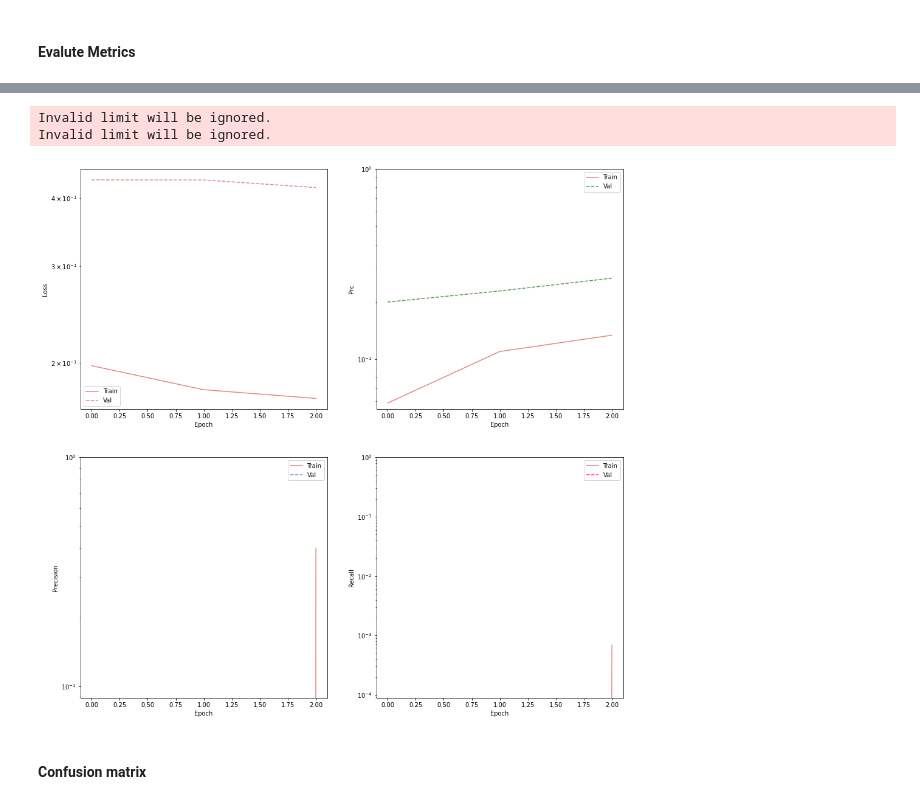
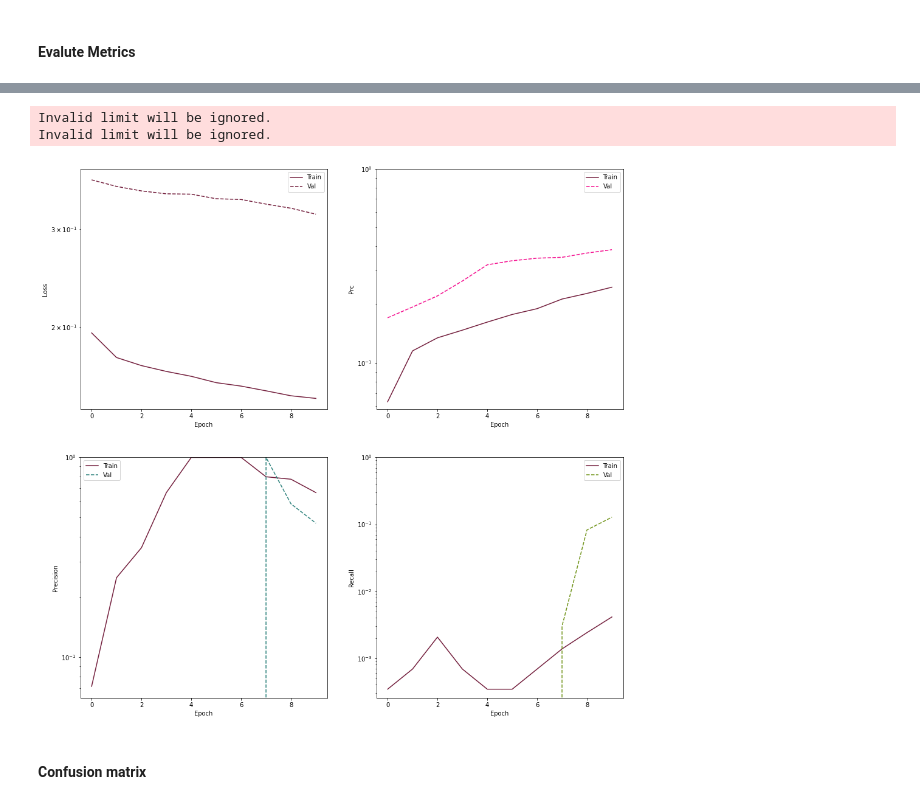
Before and after one commit to antonercool/deep-learning-exam-project, a Jupyter notebook: FallDetector.ipynb, the cells around one changed output, grey strips where cells are left out. Drawn from its saved outputs; the diff is of its cells as text; code cells hidden in the pictures.

```diff
--- a/FallDetector.ipynb
+++ b/FallDetector.ipynb
@@ -565,7 +565,9 @@ _________________________________________________________________
 # Default bias start loss
 model_no_bias = get_model(optimizer=tf.keras.optimizers.Adam(learning_rate=1e-5), loss=keras.losses.BinaryCrossentropy(from_logits=False))
 
-number_of_epochs = 3
+callback = tf.keras.callbacks.EarlyStopping(monitor='loss', patience=2, restore_best_weights=True)
+
+number_of_epochs = 10
 training_generator.reset()
 validation_generator.reset()
 
@@ -574,6 +576,8 @@ history = model_no_bias.fit_generator(generator=training_generator, validation_d
 # persist model and data for plots
 model_no_bias.save(str(p)+ "/models/modelDefaultBias3")
 np.save(str(p) + '/models/history/modelDefaultBias3.npy', history.history)
+
+## output is old -- Saved model has 10 epocs
 # %% [output]
 Epoch 1/3
 1986/1986 [==============================] - 439s 220ms/step - loss: 0.1975 - tp: 0.0000e+00 - fp: 11.0000 - tn: 60624.0000 - fn: 2917.0000 - accuracy: 0.9539 - precision: 0.0000e+00 - recall: 0.0000e ...
@@ -635,11 +639,11 @@ def plot_metrics(history, epoch):
 
     plt.legend()
 # %%
-plot_metrics(model_baseline_history,3)
+plot_metrics(model_baseline_history,10)
 # %% [output]
 Invalid limit will be ignored.
 Invalid limit will be ignored.
-[figure, old version]
+[figure, new version]
 # %% [markdown]
 #### Confusion matrix
 # %%
```
Also changed, not shown: parts of 10 cells of this notebook.
